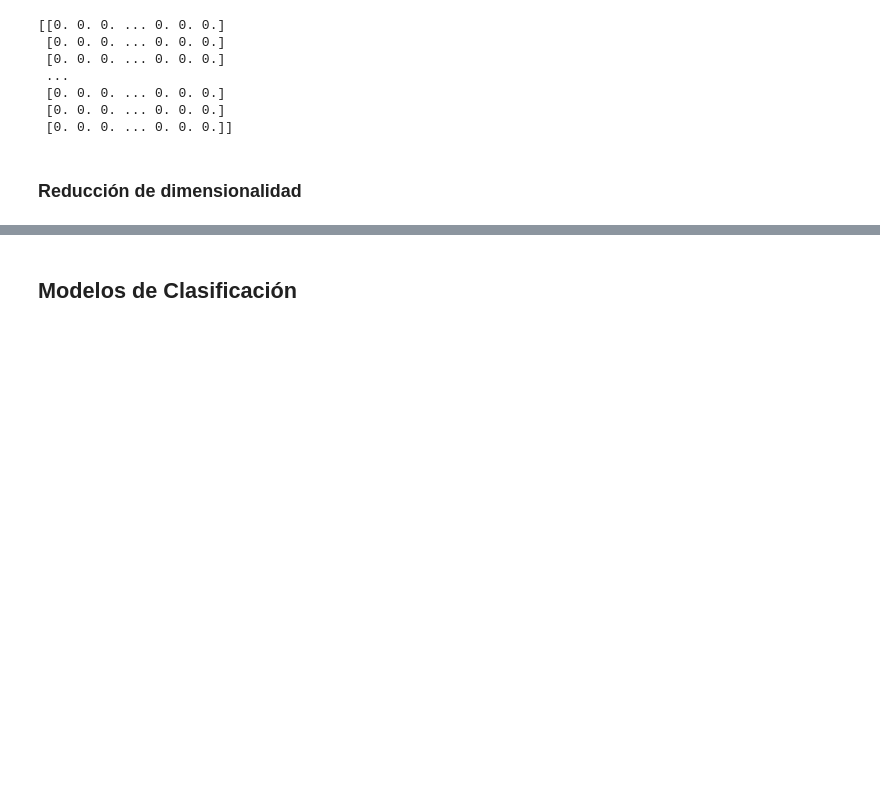
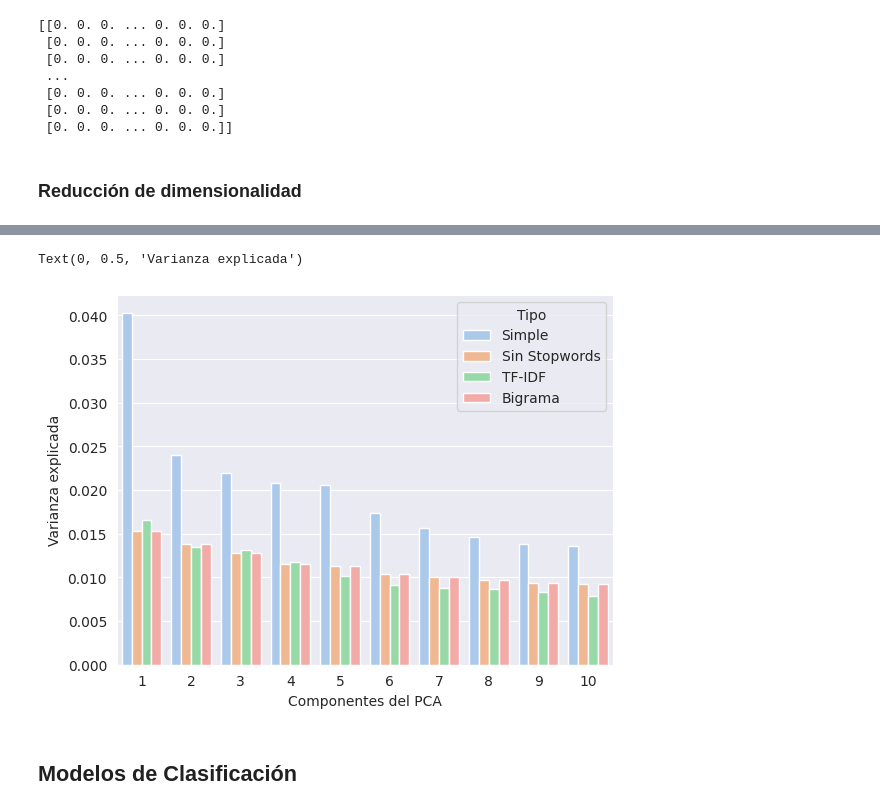
Before and after one commit to luchymd89/introcd, a Jupyter notebook: Tarea_2/shakespeare_tarea_2.ipynb, the cells around one changed output, grey strips where cells are left out. Drawn from its saved outputs; the diff is of its cells as text; code cells hidden in the pictures; blank space fills up the shorter version.

```diff
--- a/Tarea_2/shakespeare_tarea_2.ipynb
+++ b/Tarea_2/shakespeare_tarea_2.ipynb
@@ -382,0 +428,16 @@ array([0.04028892, 0.0239766 ])
+# %%
+df_PCA = pd.DataFrame(VE_control, columns=['VarExplicada'])
+df_PCA['Tipo']= 'Simple'
+
+auxSW = pd.DataFrame(VE_SW, columns=['VarExplicada'])
+auxSW['Tipo']= 'Sin Stopwords'
+
+auxIDF = pd.DataFrame(VE_IDF, columns=['VarExplicada'])
+auxIDF['Tipo']= 'TF-IDF'
+
+auxBG = pd.DataFrame(VE_SW, columns=['VarExplicada'])
+auxBG['Tipo']= 'Bigrama'
+
+df_PCA = pd.concat([df_PCA, auxSW, auxIDF, auxBG], ignore_index=False).reset_index()
+df_PCA['index'] = df_PCA['index']+1
+df_PCA
@@ -383,3 +462,10 @@ array([0.04028892, 0.0239766 ])
+# %%
+ax = sns.barplot(x=df_PCA["index"], y=df_PCA["VarExplicada"], hue=df_PCA["Tipo"])
+ax.set_xlabel('Componentes del PCA')
+ax.set_ylabel('Varianza explicada')
+# %% [output]
+Text(0, 0.5, 'Varianza explicada')
+[figure, added]
 # %% [markdown]
 ## Modelos de Clasificación
 # %%
```
Also changed, not shown: parts of 15 cells of this notebook, 1 other file.
